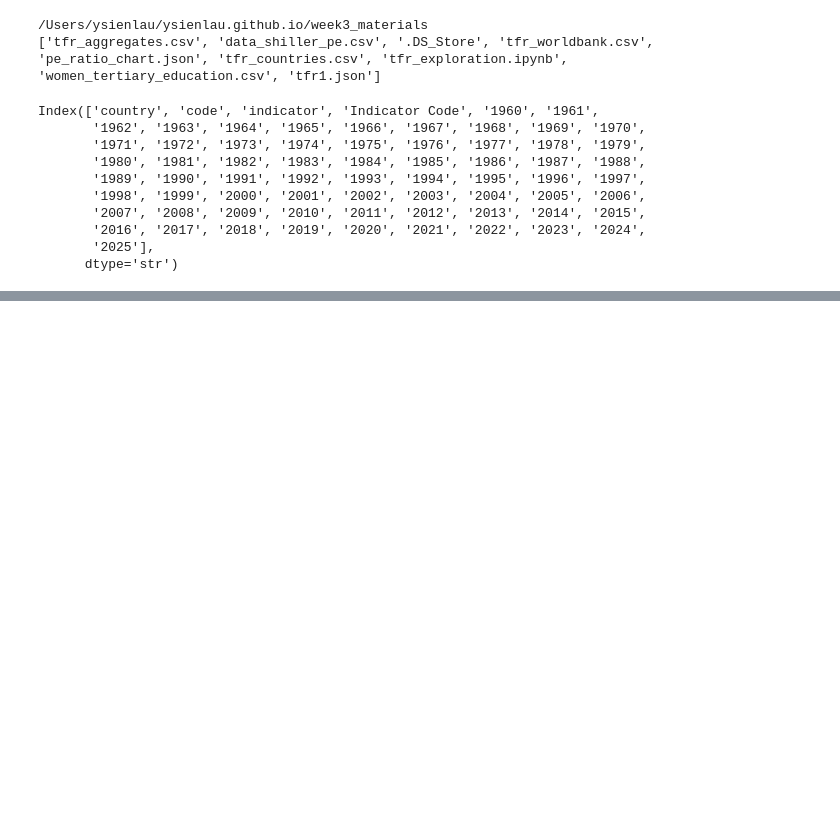
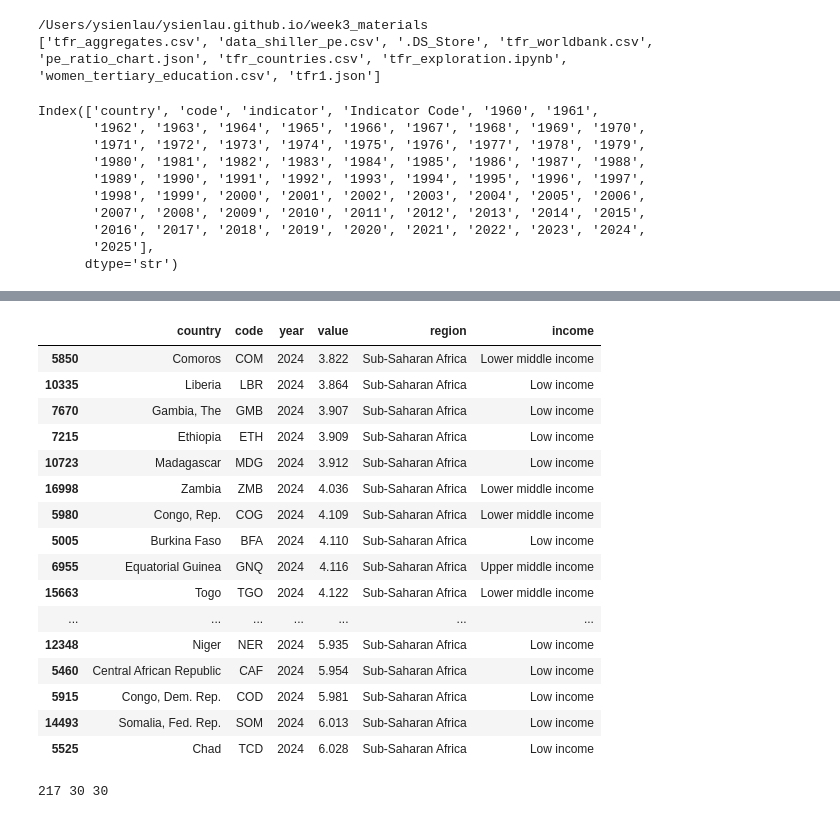
Before and after one commit to ysienlau/ysienlau.github.io, a Jupyter notebook: week3_materials/tfr_exploration.ipynb, the cells around one changed output, grey strips where cells are left out. Cells and saved outputs as stored; diff of their text form; code cells hidden in the pictures; blank space fills up the shorter version.

```diff
--- a/week3_materials/tfr_exploration.ipynb
+++ b/week3_materials/tfr_exploration.ipynb
@@ -145,0 +150,32 @@ lowest_birthrates
+# %%
+highest_2024 = df_2024.sort_values('value').tail(30)
+# %%
+highest_2024
+# %% [output]
+|  | country | code | year | value | region | income |
+| 5850 | Comoros | COM | 2024 | 3.822 | Sub-Saharan Africa | Lower middle income |
+| 10335 | Liberia | LBR | 2024 | 3.864 | Sub-Saharan Africa | Low income |
+| 7670 | Gambia, The | GMB | 2024 | 3.907 | Sub-Saharan Africa | Low income |
+| 7215 | Ethiopia | ETH | 2024 | 3.909 | Sub-Saharan Africa | Low income |
+| 10723 | Madagascar | MDG | 2024 | 3.912 | Sub-Saharan Africa | Low income |
+| 16998 | Zambia | ZMB | 2024 | 4.036 | Sub-Saharan Africa | Lower middle income |
+| 5980 | Congo, Rep. | COG | 2024 | 4.109 | Sub-Saharan Africa | Lower middle income |
+| 5005 | Burkina Faso | BFA | 2024 | 4.110 | Sub-Saharan Africa | Low income |
+| 6955 | Equatorial Guinea | GNQ | 2024 | 4.116 | Sub-Saharan Africa | Upper middle income |
+| 15663 | Togo | TGO | 2024 | 4.122 | Sub-Saharan Africa | Lower middle income |
+| ... | ... | ... | ... | ... | ... | ... |
+| 12348 | Niger | NER | 2024 | 5.935 | Sub-Saharan Africa | Low income |
+| 5460 | Central African Republic | CAF | 2024 | 5.954 | Sub-Saharan Africa | Low income |
+| 5915 | Congo, Dem. Rep. | COD | 2024 | 5.981 | Sub-Saharan Africa | Low income |
+| 14493 | Somalia, Fed. Rep. | SOM | 2024 | 6.013 | Sub-Saharan Africa | Low income |
+| 5525 | Chad | TCD | 2024 | 6.028 | Sub-Saharan Africa | Low income |
+# %%
+df_1990 = df[df["year"] == 1990]
+df_1990 = df_1990[df_1990["region"] != "Aggregates"].dropna(subset=["value"])
+
+lowest_1990 = df_1990.nsmallest(30, "value")
+highest_1990 = df_1990.nlargest(30, "value")
+
+print(len(df_1990), len(lowest_1990), len(highest_1990))
+# %% [output]
+217 30 30
```
Also changed, not shown: parts of 10 cells of this notebook, 2 other files.
